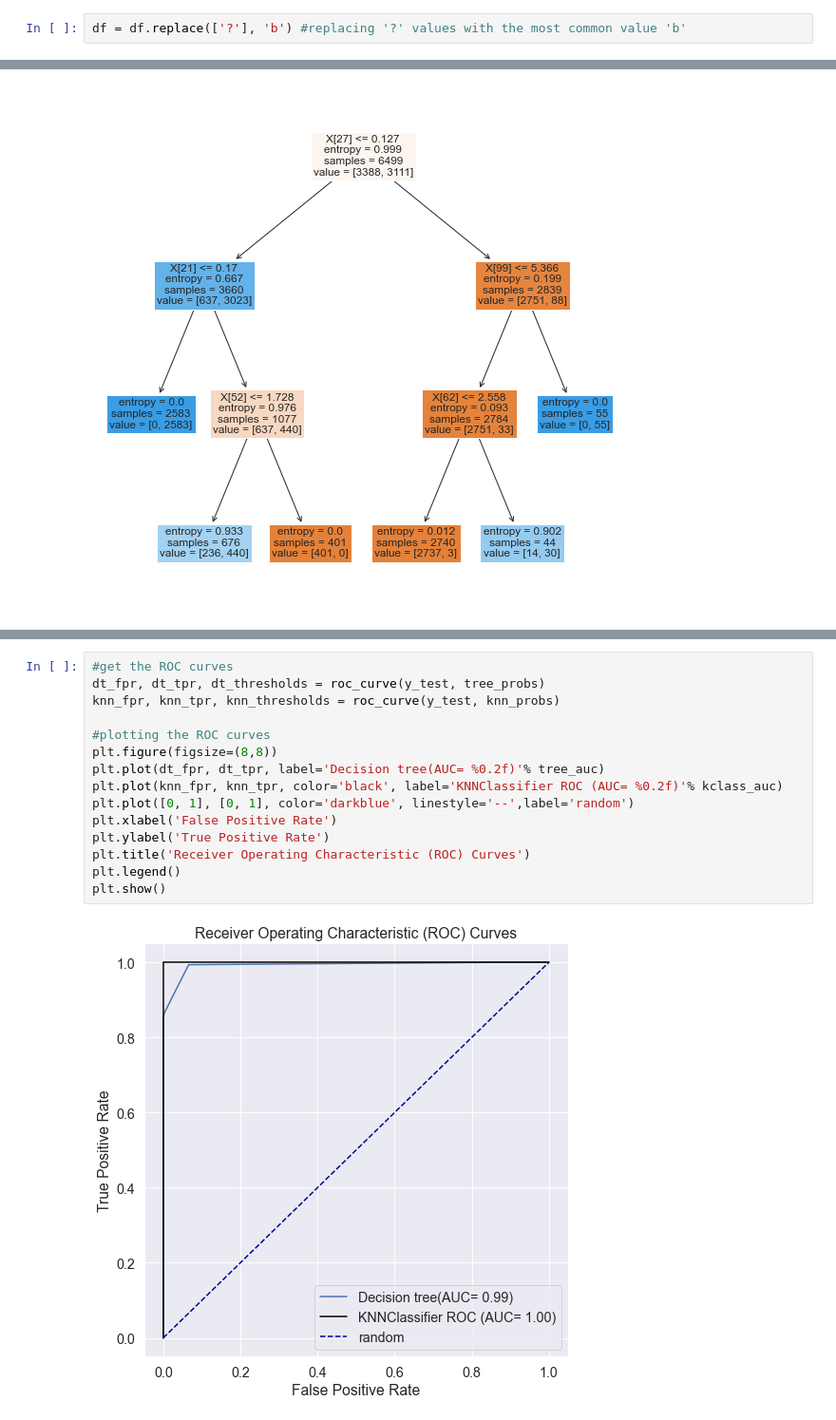
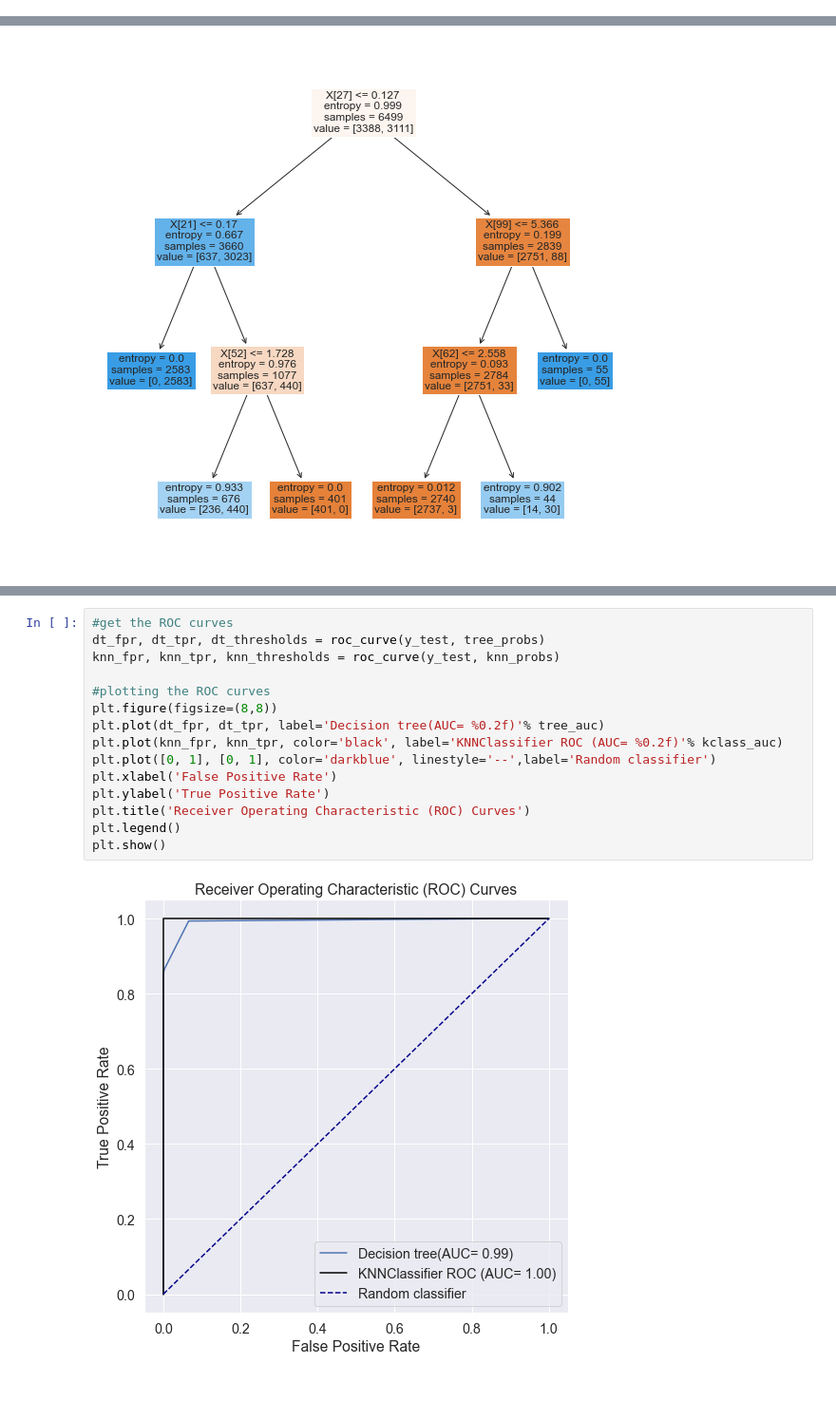
Before and after one commit to Uberkiwii/mushroom-churn-classification, a Jupyter notebook: 4320 group project.ipynb, the cells around one changed output, grey strips where cells are left out. Shown at 95% size. Drawn from its saved outputs; the diff is of its cells as text; blank space fills up the shorter version.

```diff
--- a/4320 group project.ipynb
+++ b/4320 group project.ipynb
@@ -74,8 +74,6 @@ spore-print-color           0
 population                  0
 habitat                     0
 dtype: int64
-# %%
-df = df.replace(['?'], 'b') #replacing '?' values with the most common value 'b'
 # %%
 #graph size
 plt.figure(figsize=(5, 5))
@@ -483,17 +481,17 @@ Text(0.5, 1.0, 'Confusion Matrix for KNN')
 # %%
 #get the ROC curves
 dt_fpr, dt_tpr, dt_thresholds = roc_curve(y_test, tree_probs)
 knn_fpr, knn_tpr, knn_thresholds = roc_curve(y_test, knn_probs)
 
 #plotting the ROC curves
 plt.figure(figsize=(8,8))
 plt.plot(dt_fpr, dt_tpr, label='Decision tree(AUC= %0.2f)'% tree_auc)
 plt.plot(knn_fpr, knn_tpr, color='black', label='KNNClassifier ROC (AUC= %0.2f)'% kclass_auc)
-plt.plot([0, 1], [0, 1], color='darkblue', linestyle='--',label='random')
+plt.plot([0, 1], [0, 1], color='darkblue', linestyle='--',label='Random classifier')
 plt.xlabel('False Positive Rate')
 plt.ylabel('True Positive Rate')
 plt.title('Receiver Operating Characteristic (ROC) Curves')
 plt.legend()
 plt.show()
 # %% [output]
-[figure, old version]
+[figure, new version]
```
Also changed, not shown: parts of 20 cells of this notebook.
